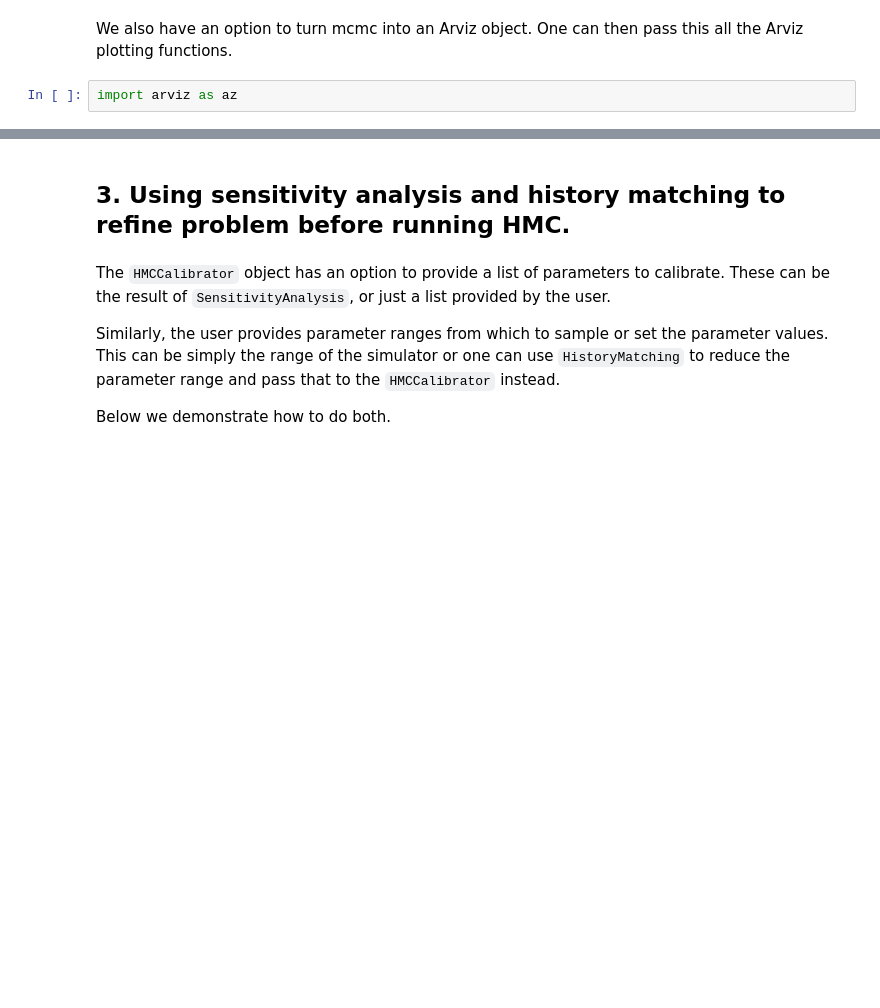
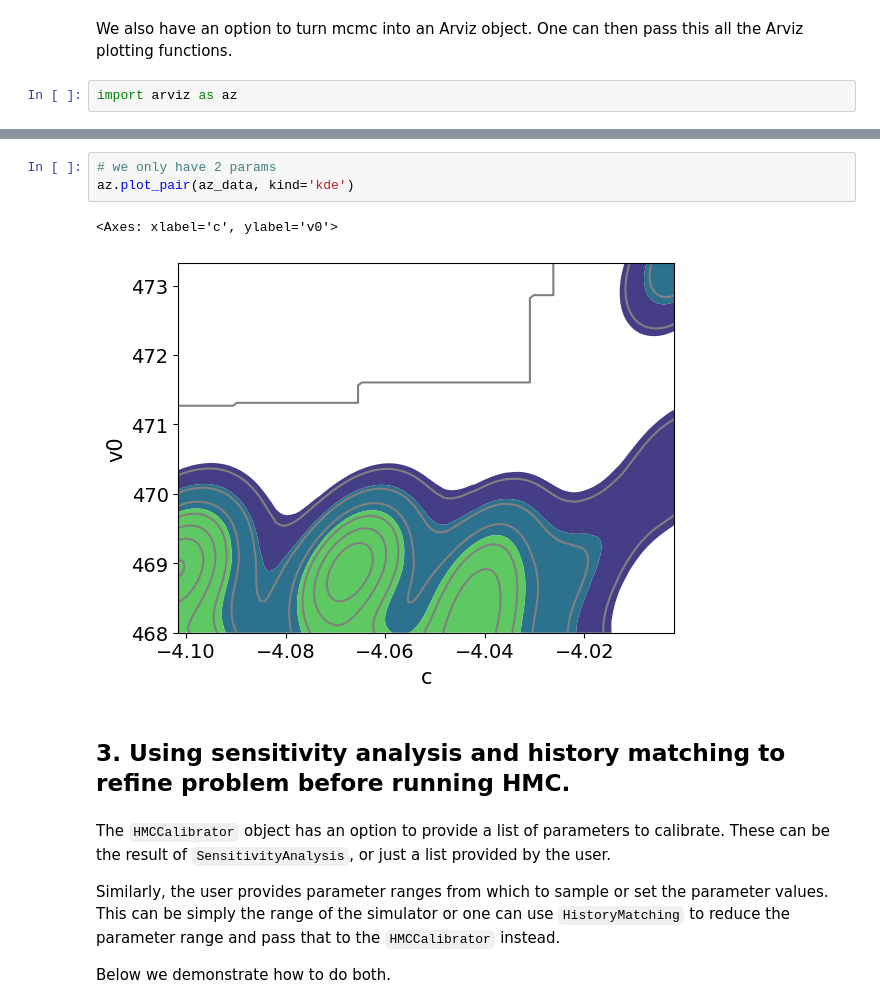
Before and after one commit to alan-turing-institute/autoemulate, a Jupyter notebook: autoemulate/experimental/exploratory/hmc_refactor.ipynb, the cells around one changed output, grey strips where cells are left out. Cells and saved outputs as stored; diff of their text form; blank space fills up the shorter version.

```diff
--- a/autoemulate/experimental/exploratory/hmc_refactor.ipynb
+++ b/autoemulate/experimental/exploratory/hmc_refactor.ipynb
@@ -71,3 +75,9 @@ array([[<Axes: title={'center': 'c'}>, <Axes: title={'center': 'c'}>],
+# %%
+# we only have 2 params
+az.plot_pair(az_data, kind='kde')
+# %% [output]
+<Axes: xlabel='c', ylabel='v0'>
+[figure, added]
 # %% [markdown]
 ## 3. Using sensitivity analysis and history matching to refine problem before running HMC.
 # %% [markdown]
```
Also changed, not shown: parts of 7 cells of this notebook.
